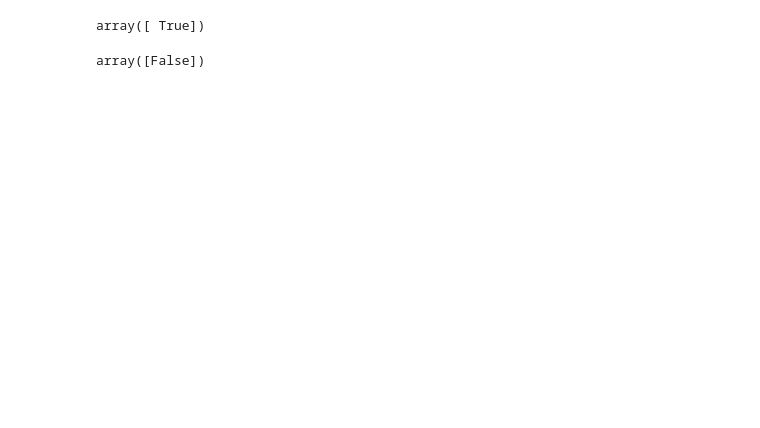
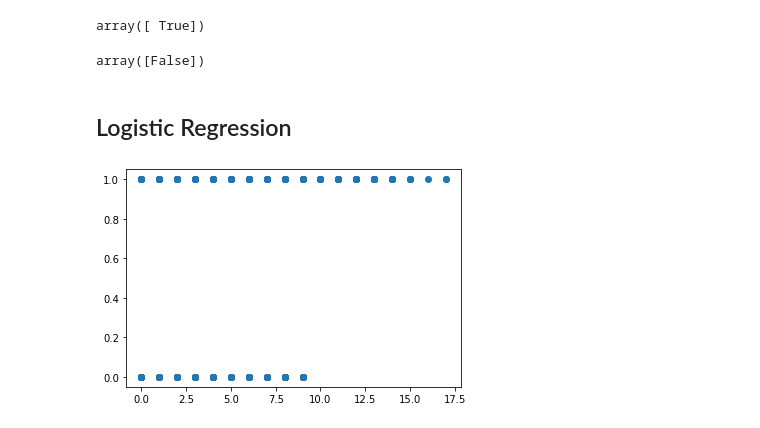
Before and after one commit to syedirfanx/revenue-forecasting, a Jupyter notebook: binary-classification.ipynb, the cells around one changed output. Drawn from its saved outputs; the diff is of its cells as text; code cells hidden in the pictures; blank space fills up the shorter version.

```diff
--- a/binary-classification.ipynb
+++ b/binary-classification.ipynb
@@ -135,3 +139,11 @@ array([ True])
 model.predict([[20,630,174.34,0,2,0,1,5]])
 # %% [output]
 array([False])
+# %% [markdown]
+## Logistic Regression
+# %%
+plt.scatter(data['RecommendImpression'], data['£35K+ Salary'])
+plt.show()# Divide the Data into training set and test set
+X_train, X_test, y_train, y_test = train_test_split(data['RecommendImpression'], data['£35K+ Salary'], test_size=0.20)
+# %% [output]
+[figure, added]
```
Also changed, not shown: parts of 10 cells of this notebook.
